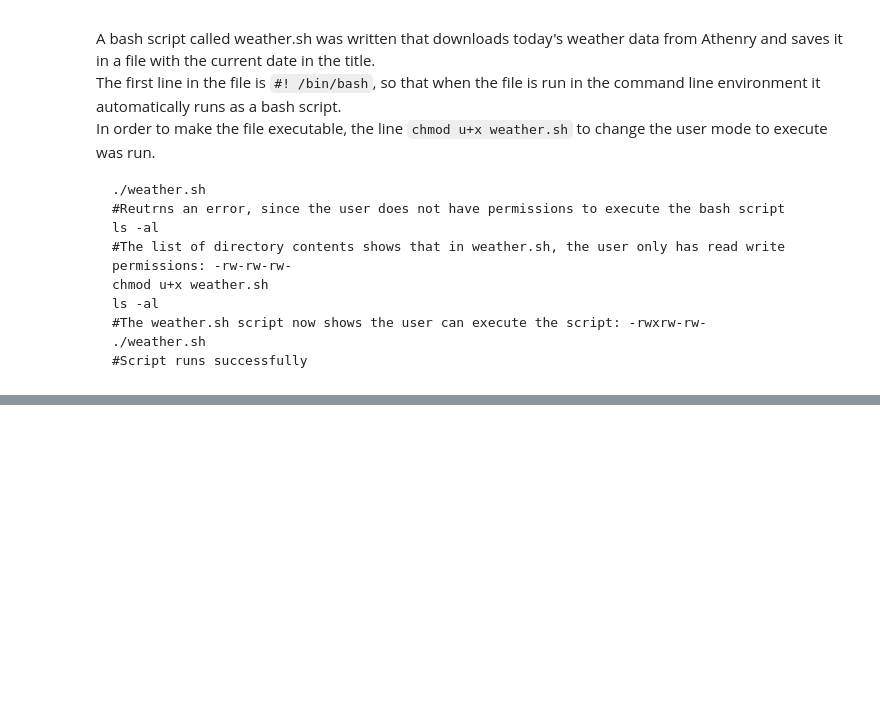
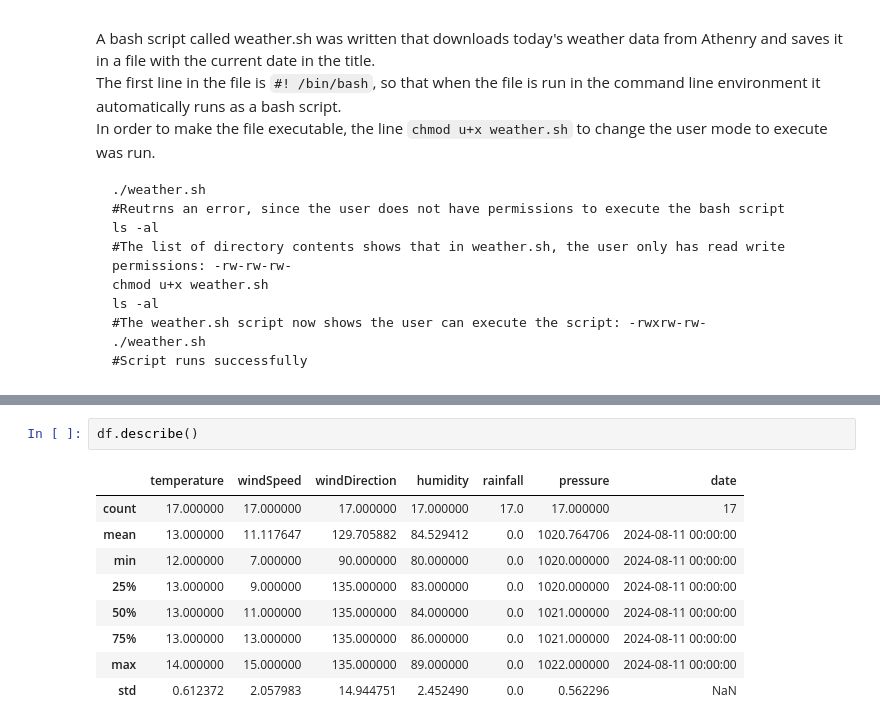
Before and after one commit to a-o-connor/computer_infrastructure_assessment, a Jupyter notebook: weather.ipynb, the cells around one changed output, grey strips where cells are left out. Drawn from its saved outputs; the diff is of its cells as text; blank space fills up the shorter version.

```diff
--- a/weather.ipynb
+++ b/weather.ipynb
@@ -88,0 +138,12 @@ In your weather.ipynb notebook, use the pandas function read_json() to load in a
+# %%
+df.describe()
+# %% [output]
+|  | temperature | windSpeed | windDirection | humidity | rainfall | pressure | date |
+| count | 17.000000 | 17.000000 | 17.000000 | 17.000000 | 17.0 | 17.000000 | 17 |
+| mean | 13.000000 | 11.117647 | 129.705882 | 84.529412 | 0.0 | 1020.764706 | 2024-08-11 00:00:00 |
+| min | 12.000000 | 7.000000 | 90.000000 | 80.000000 | 0.0 | 1020.000000 | 2024-08-11 00:00:00 |
+| 25% | 13.000000 | 9.000000 | 135.000000 | 83.000000 | 0.0 | 1020.000000 | 2024-08-11 00:00:00 |
+| 50% | 13.000000 | 11.000000 | 135.000000 | 84.000000 | 0.0 | 1021.000000 | 2024-08-11 00:00:00 |
+| 75% | 13.000000 | 13.000000 | 135.000000 | 86.000000 | 0.0 | 1021.000000 | 2024-08-11 00:00:00 |
+| max | 14.000000 | 15.000000 | 135.000000 | 89.000000 | 0.0 | 1022.000000 | 2024-08-11 00:00:00 |
+| std | 0.612372 | 2.057983 | 14.944751 | 2.452490 | 0.0 | 0.562296 | NaN |
```
Also changed, not shown: parts of 10 cells of this notebook.
